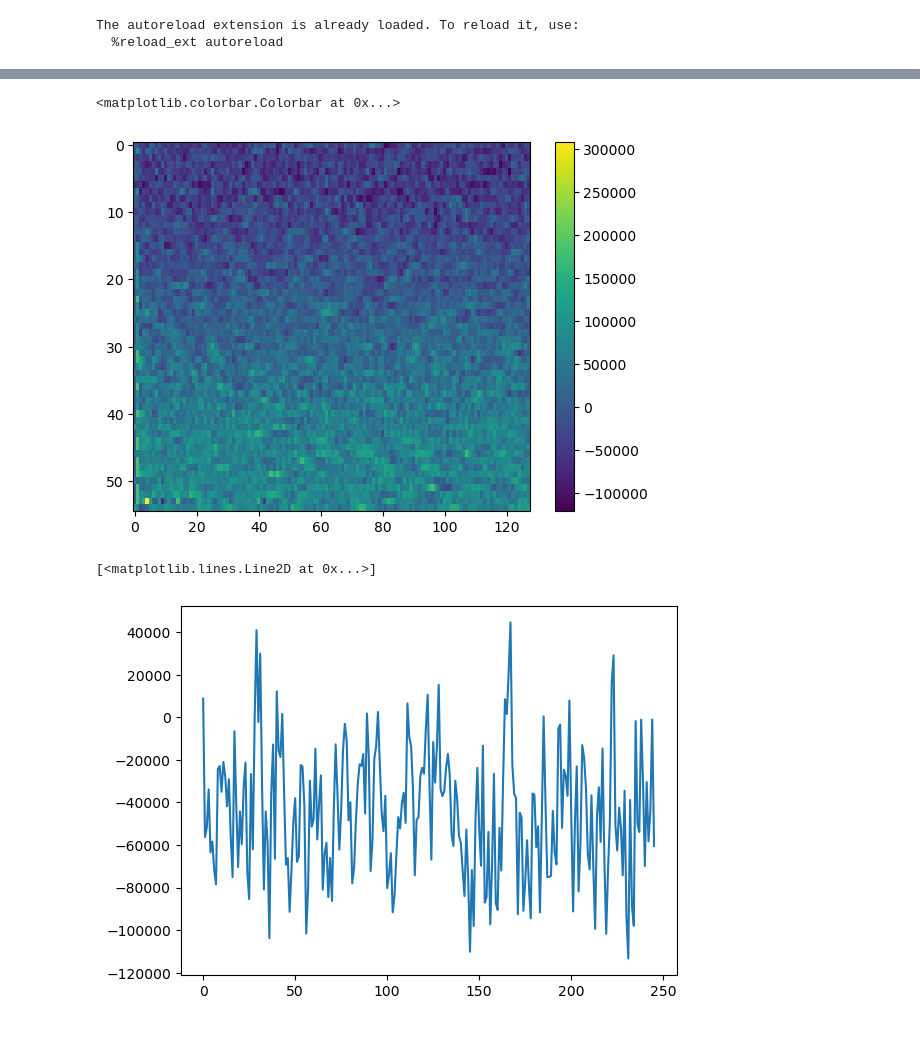
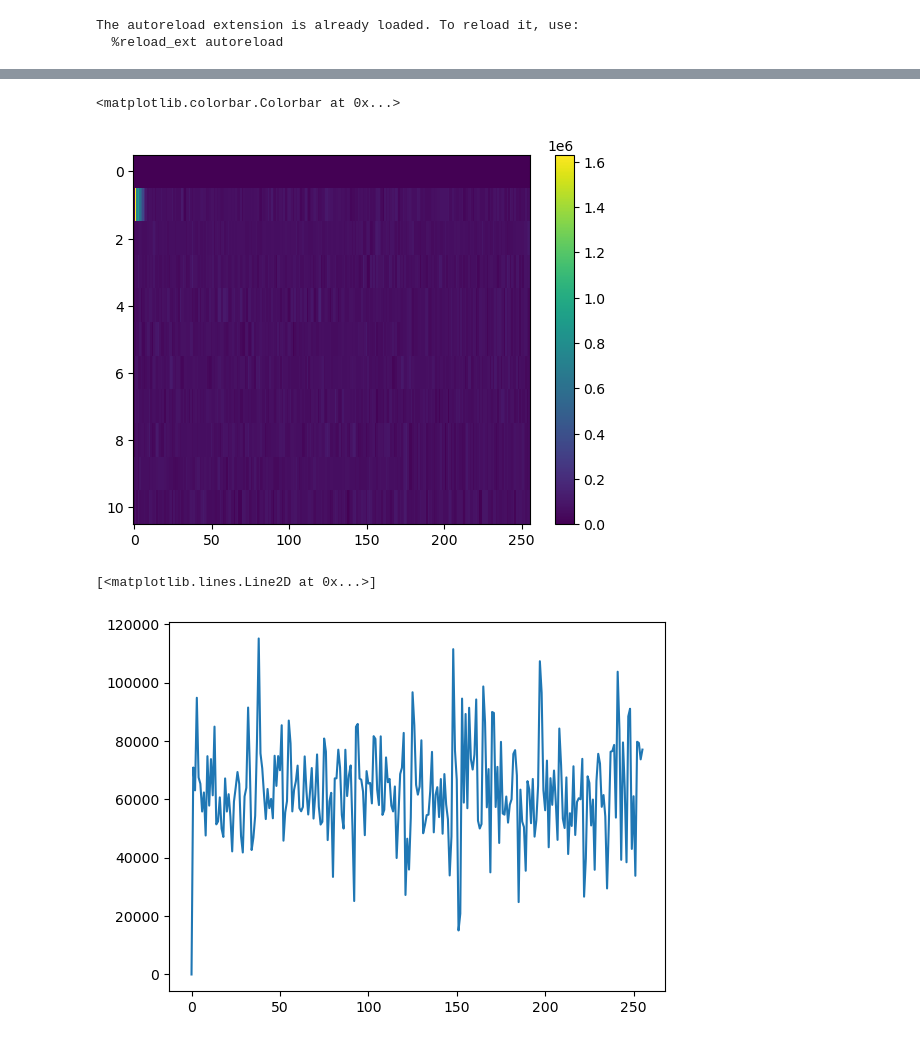
Before and after one commit to lusee-night/uncrater, a Jupyter notebook: calib_test.ipynb, the cells around one changed output, grey strips where cells are left out. Cells and saved outputs as stored; diff of their text form; code cells hidden in the pictures.

```diff
--- a/calib_test.ipynb
+++ b/calib_test.ipynb
@@ -110,14 +159,14 @@ plt.plot(C.cd_powertop1[200:]/C.cd_powerbot1[200:], C.cd_snr1[200:],'b.')
 # %%
-plt.imshow(C.calib_gphase[3:,:128],aspect='auto', interpolation='nearest')
+plt.imshow(C.calib_gphase[0:,:256],aspect='auto', interpolation='nearest')#,vmin=-100000, vmax=100000)
 plt.colorbar()
 # %% [output]
 <matplotlib.colorbar.Colorbar at 0x...>
-[figure, old version]
+[figure, new version]
 # %%
-plt.plot(C.calib_gphase[4,10:256])
+plt.plot(C.calib_gphase[3,:256])
 # %% [output]
 [<matplotlib.lines.Line2D at 0x...>]
-[figure, old version]
+[figure, new version]
 # %%
 f = C.spectra[0][0].frequency
 s0 = C.spectra[0][3].data[:]
```
Also changed, not shown: parts of 25 cells of this notebook, 7 other files.
